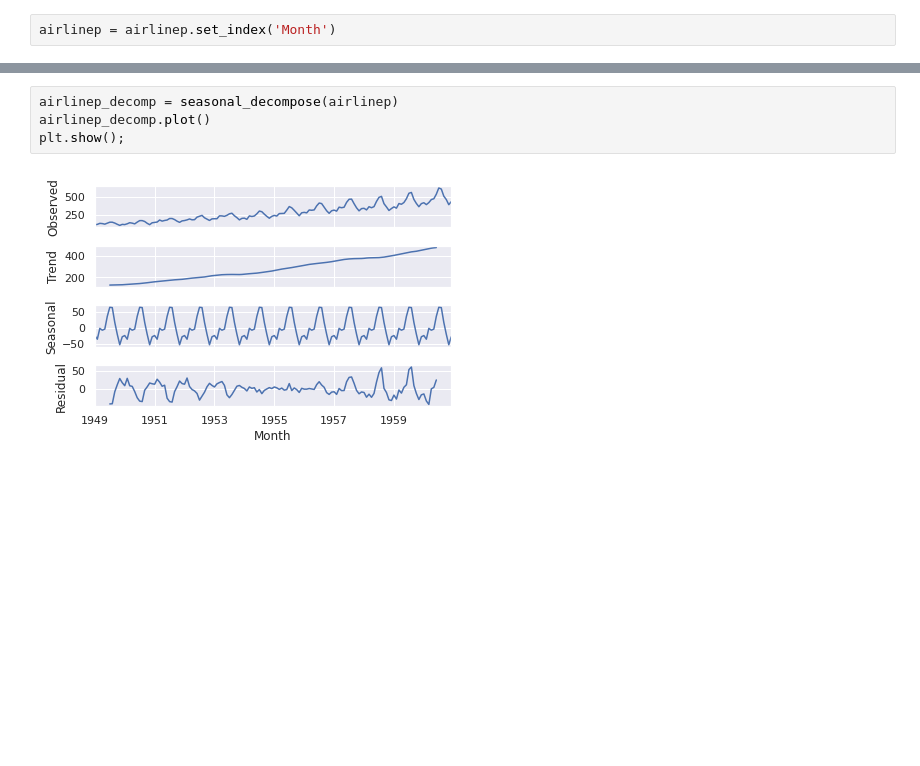
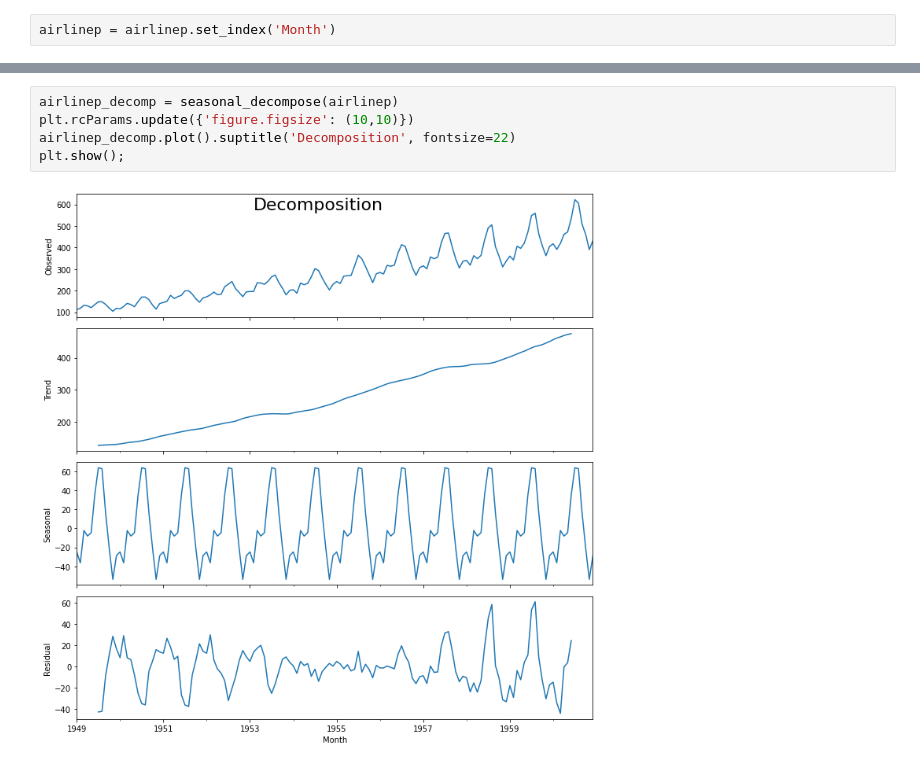
Before and after one commit to ttb-git/berkeley-engr-Practical-assignment1, a Jupyter notebook: try_it_10_1_starter_TB_Solved.ipynb, the cells around one changed output, grey strips where cells are left out. Drawn from its saved outputs; the diff is of its cells as text; blank space fills up the shorter version.

```diff
--- a/try_it_10_1_starter_TB_Solved.ipynb
+++ b/try_it_10_1_starter_TB_Solved.ipynb
@@ -146,6 +153,7 @@ Text(0.5, 1.0, 'Airline Passengers Autocorrelation')
 # %%
 airlinep_decomp = seasonal_decompose(airlinep)
-airlinep_decomp.plot()
+plt.rcParams.update({'figure.figsize': (10,10)})
+airlinep_decomp.plot().suptitle('Decomposition', fontsize=22)
 plt.show();
 # %% [output]
-[figure, old version]
+[figure, new version]
```
Also changed, not shown: parts of 10 cells of this notebook.
